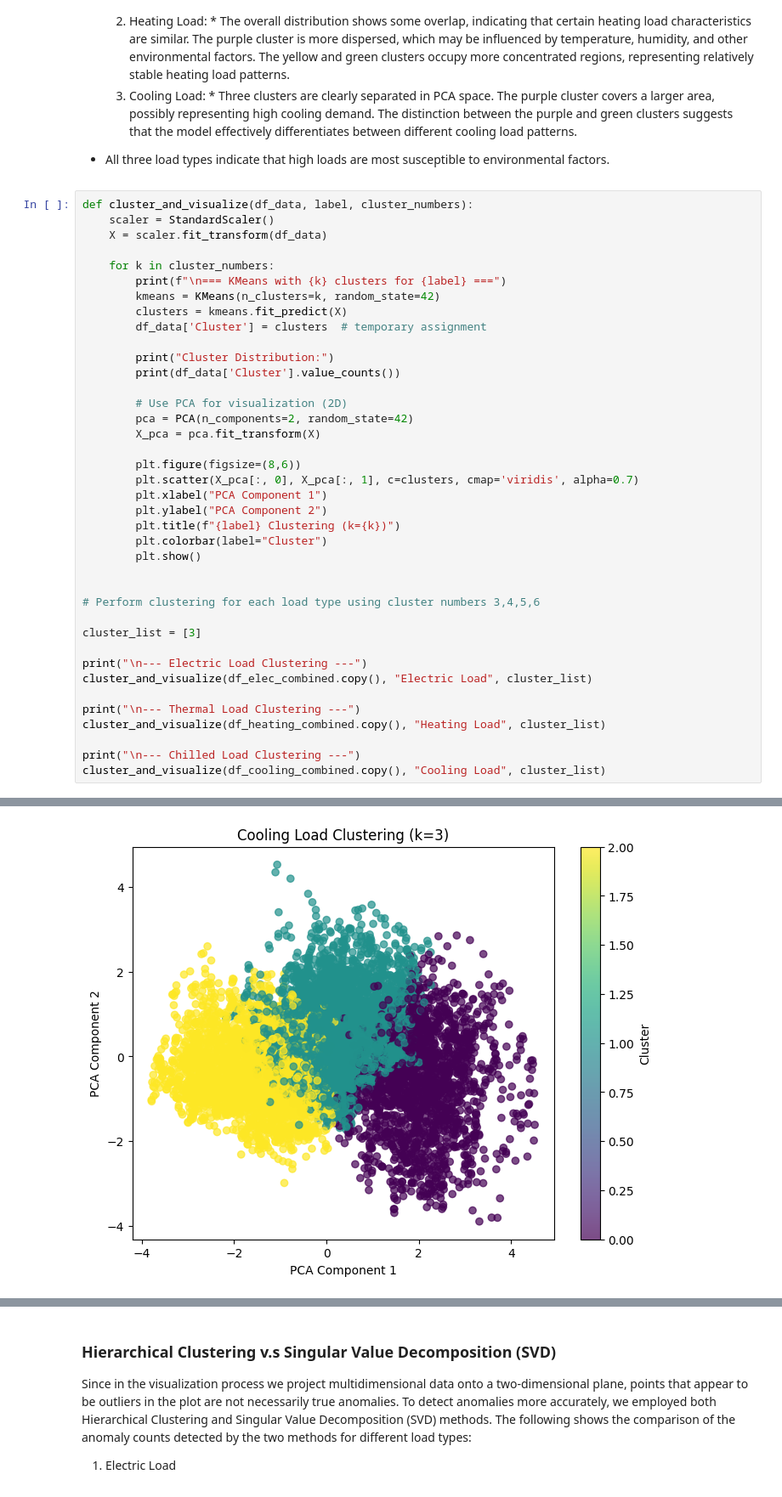
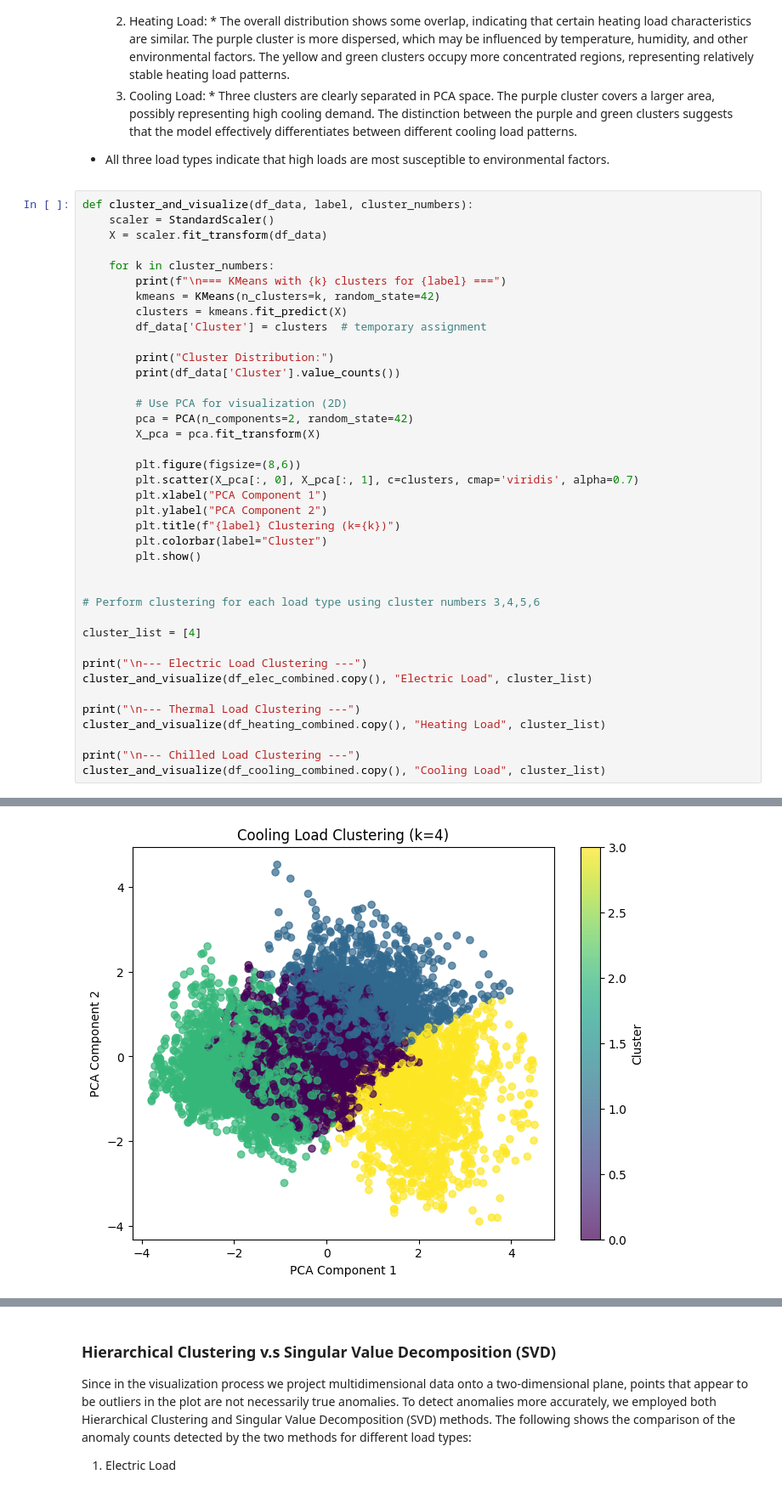
Before and after one commit to Joeychen80627/CSE598Project, a Jupyter notebook: CSCA_5632_Unsupervised_Algorithms_in_Machine_Learning_Final_Project.ipynb, the cells around one changed output, grey strips where cells are left out. Shown at 85% size. Saved outputs shown, nothing was run; the diff lists cells and outputs as text.

```diff
--- a/CSCA_5632_Unsupervised_Algorithms_in_Machine_Learning_Final_Project.ipynb
+++ b/CSCA_5632_Unsupervised_Algorithms_in_Machine_Learning_Final_Project.ipynb
@@ -390,7 +393,7 @@ def cluster_and_visualize(df_data, label, cluster_numbers):
 
 # Perform clustering for each load type using cluster numbers 3,4,5,6
 
-cluster_list = [3]
+cluster_list = [4]
 
 print("\n--- Electric Load Clustering ---")
 cluster_and_visualize(df_elec_combined.copy(), "Electric Load", cluster_list)
@@ -436,5 +438,5 @@ Cluster
 Name: count, dtype: int64
-[figure, old version]
+[figure, new version]
 # %% [markdown]
 ### **Define Hierarchical Clustering ,SVD and Anomaly Detection**
 1. **Hierarchical Clustering**
```
Also changed, not shown: parts of 7 cells of this notebook.
